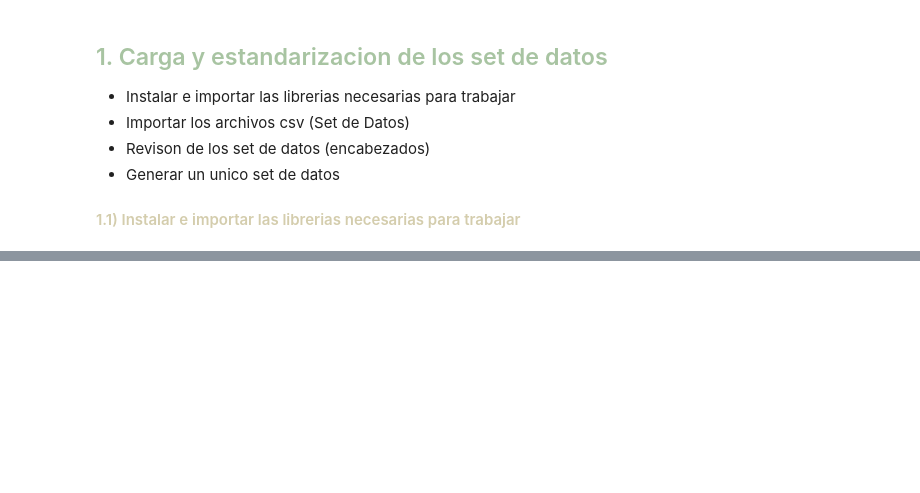
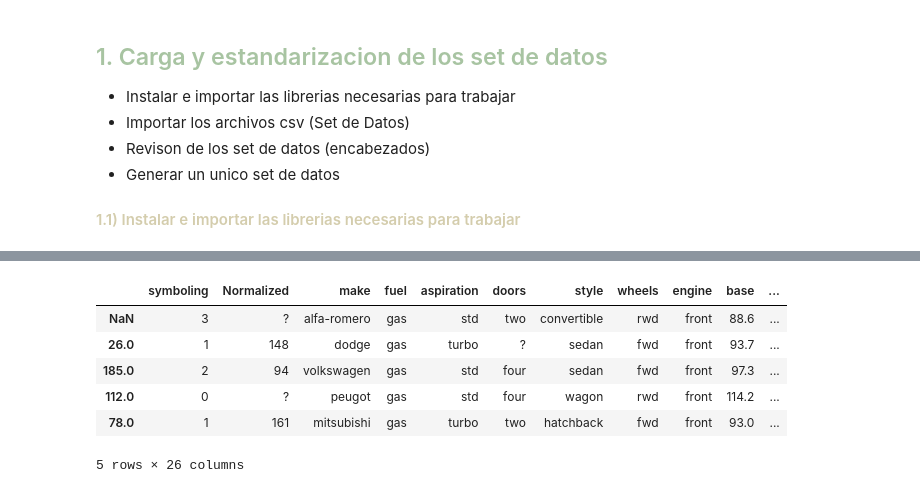
Before and after one commit to MarianaGR1228/Data-Analitics-Course, a Jupyter notebook: EDA_CARROS.ipynb, the cells around one changed output, grey strips where cells are left out. Cells and saved outputs as stored; diff of their text form; code cells hidden in the pictures; blank space fills up the shorter version.

```diff
--- a/EDA_CARROS.ipynb
+++ b/EDA_CARROS.ipynb
@@ -30,0 +169,10 @@
+# %%
+dfAutos.head(5)
+# %% [output]
+|  | symboling | Normalized | make | fuel | aspiration | doors | style | wheels | engine | base | ... |
+| NaN | 3 | ? | alfa-romero | gas | std | two | convertible | rwd | front | 88.6 | ... |
+| 26.0 | 1 | 148 | dodge | gas | turbo | ? | sedan | fwd | front | 93.7 | ... |
+| 185.0 | 2 | 94 | volkswagen | gas | std | four | sedan | fwd | front | 97.3 | ... |
+| 112.0 | 0 | ? | peugot | gas | std | four | wagon | rwd | front | 114.2 | ... |
+| 78.0 | 1 | 161 | mitsubishi | gas | turbo | two | hatchback | fwd | front | 93.0 | ... |
+5 rows × 26 columns
```
Also changed, not shown: parts of 23 cells of this notebook.
